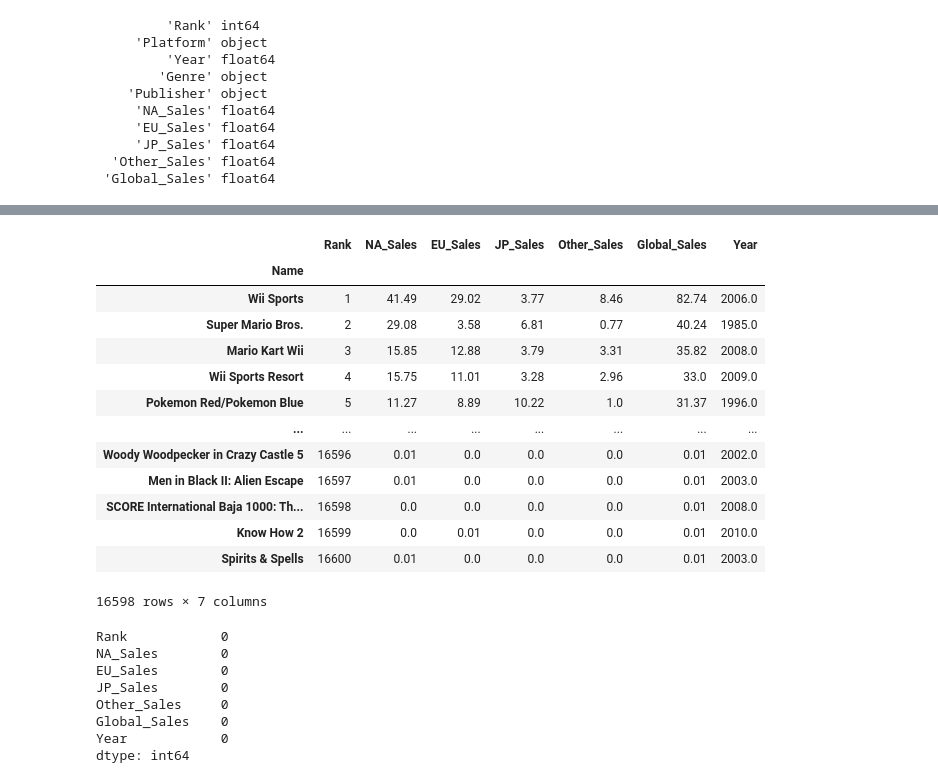
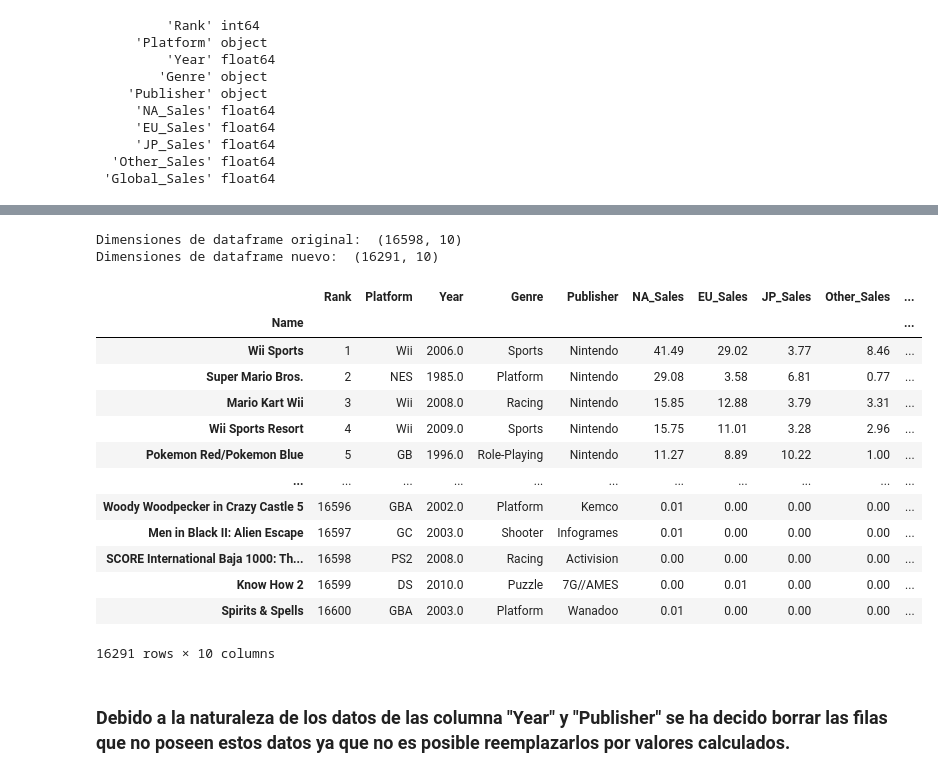
Before and after one commit to ebm7pc/ia4eng_project, a Jupyter notebook: 01 - exploracion y limpieza de datos.ipynb, the cells around one changed output, grey strips where cells are left out. Cells and saved outputs as stored; diff of their text form; code cells hidden in the pictures.

```diff
--- a/01 - exploracion y limpieza de datos.ipynb
+++ b/01 - exploracion y limpieza de datos.ipynb
@@ -107,39 +151,32 @@ sns.set()
 # %%
+### Limpieza de datos, solución a datos faltantes ###
 #df.Year.fillna(df.Year.mean(), inplace=True)
-dn = df.T.dropna().T
-dn = dn[[i for i in dn.columns if df[i].dtype!=object]]
-#print (dn.shape)
-dlr = dn.copy()
-aux = df["Year"].copy()
-aux[aux.isna()] = np.random.normal(loc=np.mean(aux), scale=np.std(aux), size=np.sum(aux.isna()))
-dlr["Year"] = aux
-dlr
+dfn = df.dropna()
+#dn = dn[[i for i in dn.columns if df[i].dtype!=object]]
+print ("Dimensiones de dataframe original: ", df.shape)
+print ("Dimensiones de dataframe nuevo: ",  dfn.shape)
+#dlr = dn.copy()
+#aux = df["Year"].copy()
+#aux[aux.isna()] = np.random.normal(loc=np.mean(aux), scale=np.std(aux), size=np.sum(aux.isna()))
+#dlr["Year"] = aux
+#dlr
+dfn
 # %% [output]
+Dimensiones de dataframe original:  (16598, 10)
+Dimensiones de dataframe nuevo:  (16291, 10)
-|  | Rank | NA_Sales | EU_Sales | JP_Sales | Other_Sales | Global_Sales | Year |
-| Name |  |  |  |  |  |  |  |
-| Wii Sports | 1 | 41.49 | 29.02 | 3.77 | 8.46 | 82.74 | 2006.0 |
-| Super Mario Bros. | 2 | 29.08 | 3.58 | 6.81 | 0.77 | 40.24 | 1985.0 |
-| Mario Kart Wii | 3 | 15.85 | 12.88 | 3.79 | 3.31 | 35.82 | 2008.0 |
-| Wii Sports Resort | 4 | 15.75 | 11.01 | 3.28 | 2.96 | 33.0 | 2009.0 |
-| Pokemon Red/Pokemon Blue | 5 | 11.27 | 8.89 | 10.22 | 1.0 | 31.37 | 1996.0 |
-| ... | ... | ... | ... | ... | ... | ... | ... |
-| Woody Woodpecker in Crazy Castle 5 | 16596 | 0.01 | 0.0 | 0.0 | 0.0 | 0.01 | 2002.0 |
-| Men in Black II: Alien Escape | 16597 | 0.01 | 0.0 | 0.0 | 0.0 | 0.01 | 2003.0 |
-| SCORE International Baja 1000: Th... | 16598 | 0.0 | 0.0 | 0.0 | 0.0 | 0.01 | 2008.0 |
-| Know How 2 | 16599 | 0.0 | 0.01 | 0.0 | 0.0 | 0.01 | 2010.0 |
-| Spirits & Spells | 16600 | 0.01 | 0.0 | 0.0 | 0.0 | 0.01 | 2003.0 |
+|  | Rank | Platform | Year | Genre | Publisher | NA_Sales | EU_Sales | JP_Sales | Other_Sales | ... |
+| Name |  |  |  |  |  |  |  |  |  | ... |
+| Wii Sports | 1 | Wii | 2006.0 | Sports | Nintendo | 41.49 | 29.02 | 3.77 | 8.46 | ... |
+| Super Mario Bros. | 2 | NES | 1985.0 | Platform | Nintendo | 29.08 | 3.58 | 6.81 | 0.77 | ... |
+| Mario Kart Wii | 3 | Wii | 2008.0 | Racing | Nintendo | 15.85 | 12.88 | 3.79 | 3.31 | ... |
+| Wii Sports Resort | 4 | Wii | 2009.0 | Sports | Nintendo | 15.75 | 11.01 | 3.28 | 2.96 | ... |
+| Pokemon Red/Pokemon Blue | 5 | GB | 1996.0 | Role-Playing | Nintendo | 11.27 | 8.89 | 10.22 | 1.00 | ... |
+| ... | ... | ... | ... | ... | ... | ... | ... | ... | ... | ... |
+| Woody Woodpecker in Crazy Castle 5 | 16596 | GBA | 2002.0 | Platform | Kemco | 0.01 | 0.00 | 0.00 | 0.00 | ... |
+| Men in Black II: Alien Escape | 16597 | GC | 2003.0 | Shooter | Infogrames | 0.01 | 0.00 | 0.00 | 0.00 | ... |
+| SCORE International Baja 1000: Th... | 16598 | PS2 | 2008.0 | Racing | Activision | 0.00 | 0.00 | 0.00 | 0.00 | ... |
+| Know How 2 | 16599 | DS | 2010.0 | Puzzle | 7G//AMES | 0.00 | 0.01 | 0.00 | 0.00 | ... |
+| Spirits & Spells | 16600 | GBA | 2003.0 | Platform | Wanadoo | 0.01 | 0.00 | 0.00 | 0.00 | ... |
-16598 rows × 7 columns
+16291 rows × 10 columns
-# %%
-#Valores faltantes
-missingg = dlr.isna().sum()
-#print(missing, '\n')
-missingg
-# %% [output]
-Rank            0
-NA_Sales        0
-EU_Sales        0
-JP_Sales        0
-Other_Sales     0
-Global_Sales    0
-Year            0
-dtype: int64
+# %% [markdown]
+### **Debido a la naturaleza de los datos de las columna "Year" y "Publisher" se ha decido borrar las filas que no poseen estos datos ya que no es posible reemplazarlos por valores calculados.**
```
Also changed, not shown: parts of 25 cells of this notebook.
